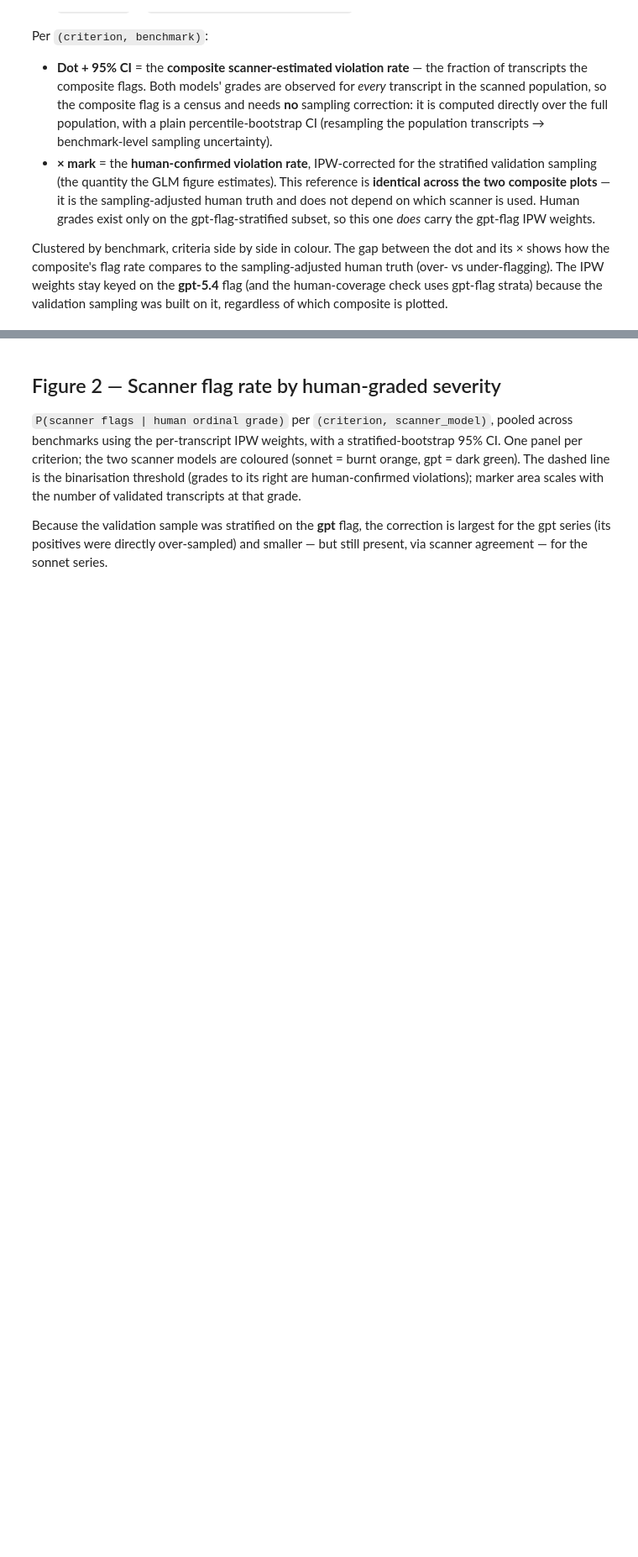
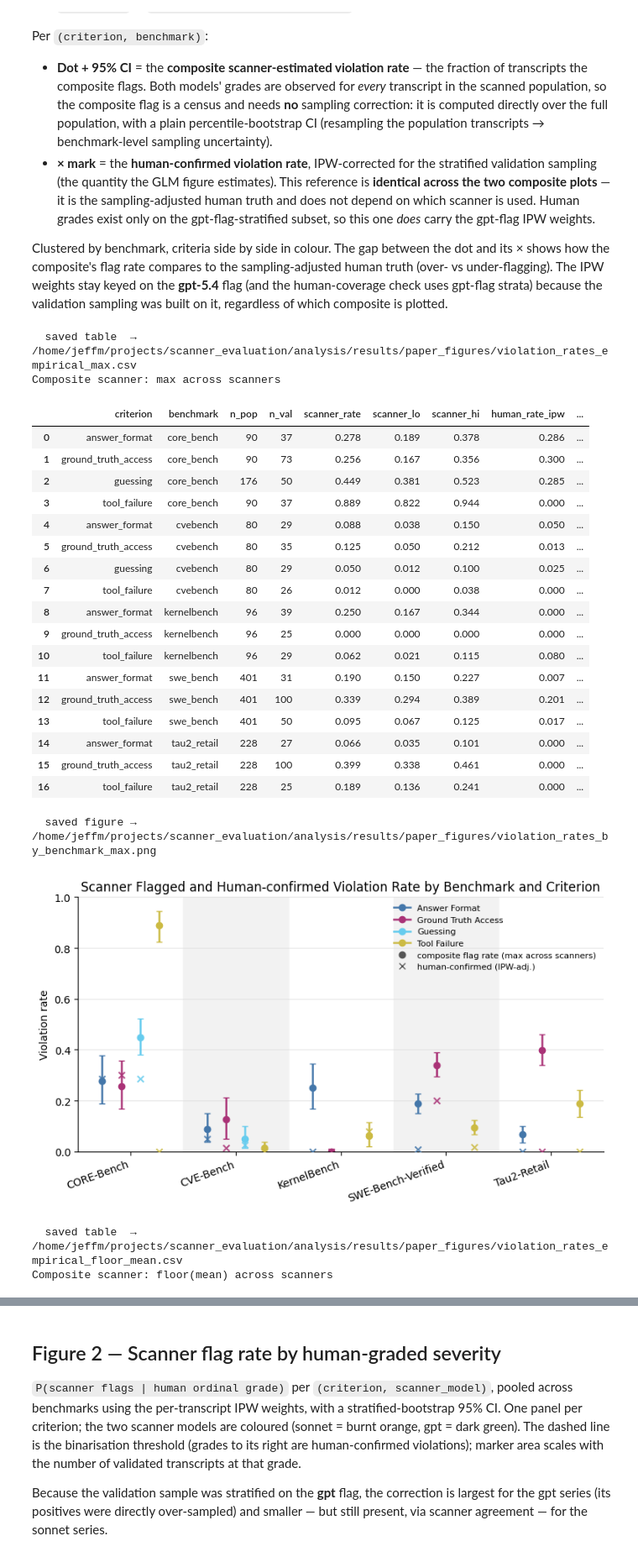
Before and after one commit to arcadia-mars-4-0/scanner_evaluation, a Jupyter notebook: analysis/scanner_paper_figures.ipynb, the cells around one changed output, grey strips where cells are left out. Shown at 84% size. Drawn from its saved outputs; the diff is of its cells as text; code cells hidden in the pictures; blank space fills up the shorter version.

```diff
--- a/analysis/scanner_paper_figures.ipynb
+++ b/analysis/scanner_paper_figures.ipynb
@@ -393,32 +432,56 @@ def figure1_for_composite(comp):
         )
         ax.scatter(xpos, sm["human_rate_ipw"], marker="x", color=color, s=36, zorder=3, alpha=0.85)
 
     ax.set_xticks(np.arange(len(benchmarks_all)))
     ax.set_xticklabels([disp(b) for b in benchmarks_all], rotation=20, ha="right")
     for i in range(len(benchmarks_all)):
         if i % 2:
             ax.axvspan(i - 0.5, i + 0.5, color="#f2f2f2", zorder=0)
     ax.set_xlim(-0.5, len(benchmarks_all) - 0.5)
     ax.set_ylim(0, 1)
     ax.spines[["top", "right"]].set_visible(False)
     ax.grid(axis="y", color="#dddddd", lw=0.6)
     ax.set_axisbelow(True)
     ax.set_ylabel("Violation rate")
-    ax.set_title(f"Composite scanner ({label}) — estimated and "
-                 "human-confirmed violation rate by benchmark and criterion")
+    ax.set_title("Scanner Flagged and Human-confirmed Violation Rate by Benchmark and Criterion")
     legend_handles = [
         Line2D([], [], color=CRIT_COLOR[c], marker="o", lw=1.8, label=disp(c))
         for c in CRITERIA
     ] + [
         Line2D([], [], color="#555555", marker="o", ls="", label=f"composite flag rate ({label})"),
         Line2D([], [], color="#555555", marker="x", ls="", label="human-confirmed (IPW-adj.)"),
     ]
     ax.legend(handles=legend_handles, frameon=False, fontsize=8, loc="upper right")
     fig.tight_layout()
     save_fig(fig, f"violation_rates_by_benchmark_{comp}")
     plt.show()
     return violation_rates
 
 
 # One separate plot per composite scanner (max, then floor_mean).
 violation_rates_by_composite = {comp: figure1_for_composite(comp) for comp in COMPOSITES}
+# %% [output]
+  saved table  → /home/jeffm/projects/scanner_evaluation/analysis/results/paper_figures/violation_rates_empirical_max.csv
+Composite scanner: max across scanners
+|  | criterion | benchmark | n_pop | n_val | scanner_rate | scanner_lo | scanner_hi | human_rate_ipw | ... |
+| 0 | answer_format | core_bench | 90 | 37 | 0.278 | 0.189 | 0.378 | 0.286 | ... |
+| 1 | ground_truth_access | core_bench | 90 | 73 | 0.256 | 0.167 | 0.356 | 0.300 | ... |
+| 2 | guessing | core_bench | 176 | 50 | 0.449 | 0.381 | 0.523 | 0.285 | ... |
+| 3 | tool_failure | core_bench | 90 | 37 | 0.889 | 0.822 | 0.944 | 0.000 | ... |
+| 4 | answer_format | cvebench | 80 | 29 | 0.088 | 0.038 | 0.150 | 0.050 | ... |
+| 5 | ground_truth_access | cvebench | 80 | 35 | 0.125 | 0.050 | 0.212 | 0.013 | ... |
+| 6 | guessing | cvebench | 80 | 29 | 0.050 | 0.012 | 0.100 | 0.025 | ... |
+| 7 | tool_failure | cvebench | 80 | 26 | 0.012 | 0.000 | 0.038 | 0.000 | ... |
+| 8 | answer_format | kernelbench | 96 | 39 | 0.250 | 0.167 | 0.344 | 0.000 | ... |
+| 9 | ground_truth_access | kernelbench | 96 | 25 | 0.000 | 0.000 | 0.000 | 0.000 | ... |
+| 10 | tool_failure | kernelbench | 96 | 29 | 0.062 | 0.021 | 0.115 | 0.080 | ... |
+| 11 | answer_format | swe_bench | 401 | 31 | 0.190 | 0.150 | 0.227 | 0.007 | ... |
+| 12 | ground_truth_access | swe_bench | 401 | 100 | 0.339 | 0.294 | 0.389 | 0.201 | ... |
+| 13 | tool_failure | swe_bench | 401 | 50 | 0.095 | 0.067 | 0.125 | 0.017 | ... |
+| 14 | answer_format | tau2_retail | 228 | 27 | 0.066 | 0.035 | 0.101 | 0.000 | ... |
+| 15 | ground_truth_access | tau2_retail | 228 | 100 | 0.399 | 0.338 | 0.461 | 0.000 | ... |
+| 16 | tool_failure | tau2_retail | 228 | 25 | 0.189 | 0.136 | 0.241 | 0.000 | ... |
+  saved figure → /home/jeffm/projects/scanner_evaluation/analysis/results/paper_figures/violation_rates_by_benchmark_max.png
+[figure, added]
+  saved table  → /home/jeffm/projects/scanner_evaluation/analysis/results/paper_figures/violation_rates_empirical_floor_mean.csv
+Composite scanner: floor(mean) across scanners
```
Also changed, not shown: parts of 5 cells of this notebook, 5 other files.
